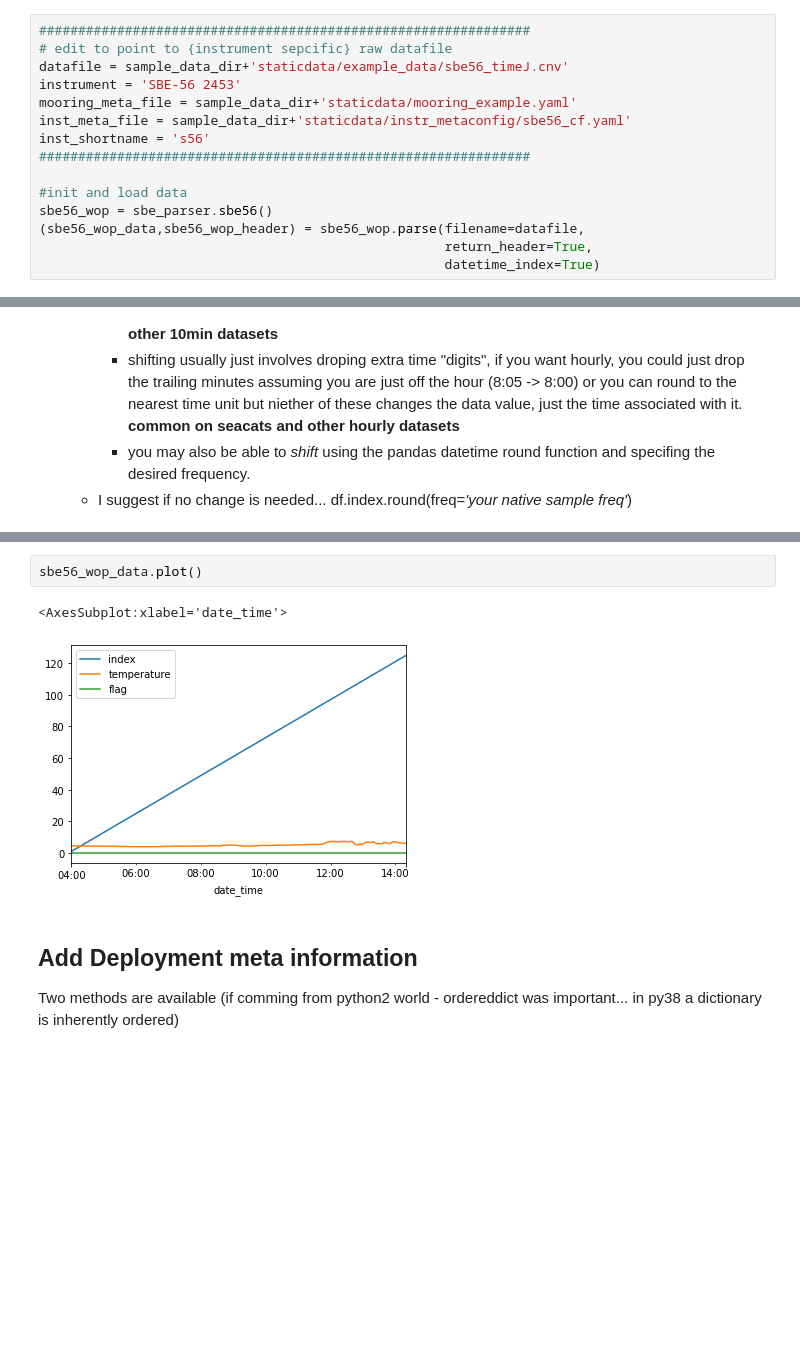
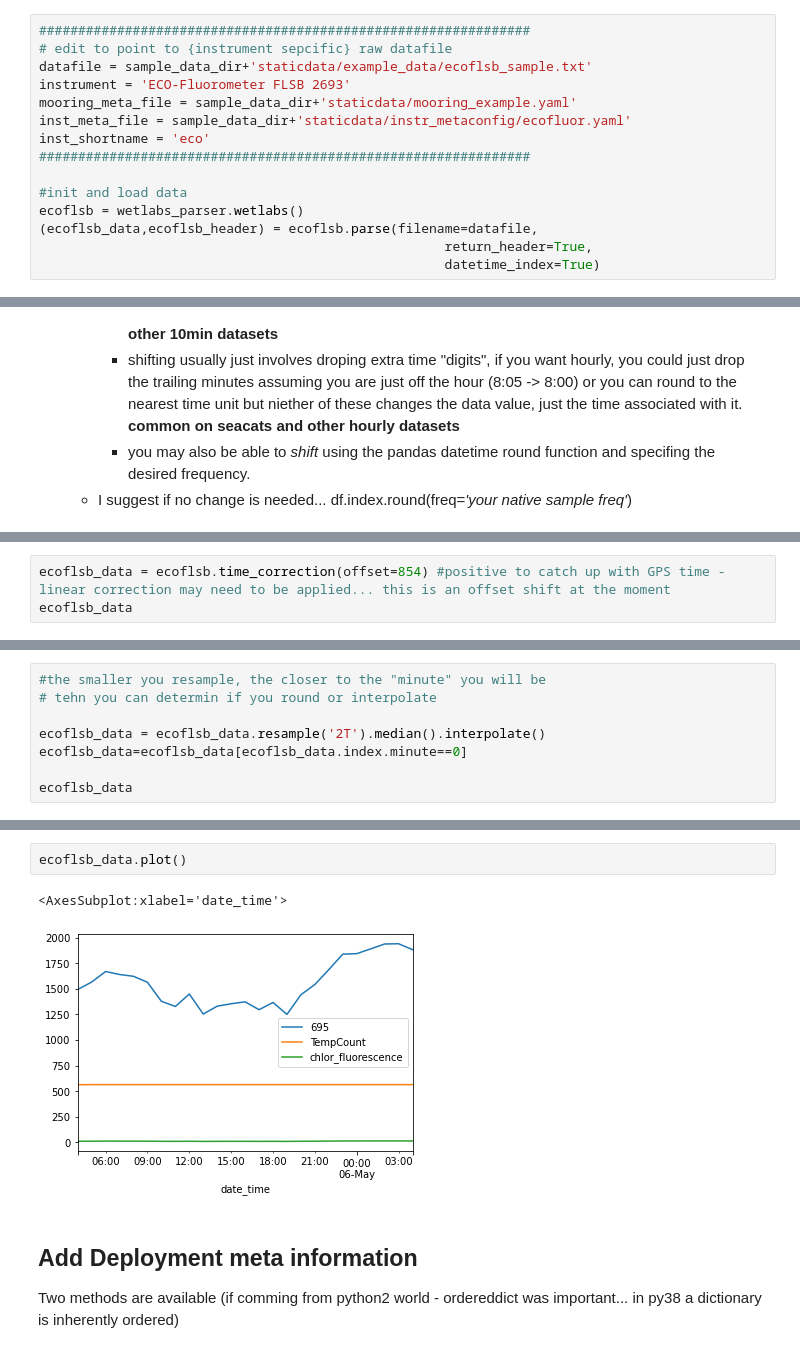
Before and after one commit to NOAA-PMEL/EcoFOCIpy, a Jupyter notebook: notebooks/EcoFOCIpy_wetlabs1channel_example.ipynb, the cells around one changed output, grey strips where cells are left out. Saved outputs shown, nothing was run; the diff lists cells and outputs as text; blank space fills up the shorter version.

Commit message:
Ecoflsb example (#35)
* add ecoflsb 1 channel example

* Update rcm_parser.py

* Add two channel example

* 3 channel eco example

- jupyter notebook

```diff
--- a/notebooks/EcoFOCIpy_wetlabs1channel_example.ipynb
+++ b/notebooks/EcoFOCIpy_wetlabs1channel_example.ipynb
@@ -47,15 +47,15 @@ sample_data_dir = '../'
 # %%
 ###############################################################
 # edit to point to {instrument sepcific} raw datafile
-datafile = sample_data_dir+'staticdata/example_data/sbe56_timeJ.cnv'
-instrument = 'SBE-56 2453'
+datafile = sample_data_dir+'staticdata/example_data/ecoflsb_sample.txt'
+instrument = 'ECO-Fluorometer FLSB 2693'
 mooring_meta_file = sample_data_dir+'staticdata/mooring_example.yaml'
-inst_meta_file = sample_data_dir+'staticdata/instr_metaconfig/sbe56_cf.yaml'
-inst_shortname = 's56'
+inst_meta_file = sample_data_dir+'staticdata/instr_metaconfig/ecofluor.yaml'
+inst_shortname = 'eco'
 ###############################################################
 
 #init and load data
-sbe56_wop = sbe_parser.sbe56()
-(sbe56_wop_data,sbe56_wop_header) = sbe56_wop.parse(filename=datafile,
+ecoflsb = wetlabs_parser.wetlabs()
+(ecoflsb_data,ecoflsb_header) = ecoflsb.parse(filename=datafile,
                                                     return_header=True,
                                                     datetime_index=True)
@@ -146,0 +158,3 @@ sbe56_wop_data
+# %%
+ecoflsb_data = ecoflsb.time_correction(offset=854) #positive to catch up with GPS time - linear correction may need to be applied... this is an offset shift at the moment
+ecoflsb_data
@@ -146,0 +176,8 @@ sbe56_wop_data
+# %%
+#the smaller you resample, the closer to the "minute" you will be
+# tehn you can determin if you round or interpolate
+
+ecoflsb_data = ecoflsb_data.resample('2T').median().interpolate()
+ecoflsb_data=ecoflsb_data[ecoflsb_data.index.minute==0]
+
+ecoflsb_data
@@ -147,8 +203,8 @@ sbe56_wop_data
 # %%
-sbe56_wop_data.plot()
+ecoflsb_data.plot()
 # %% [output]
 <AxesSubplot:xlabel='date_time'>
-[figure, old version]
+[figure, new version]
 # %% [markdown]
 ## Add Deployment meta information
 
```
Also changed, not shown: parts of 21 cells of this notebook, 11 other files.
